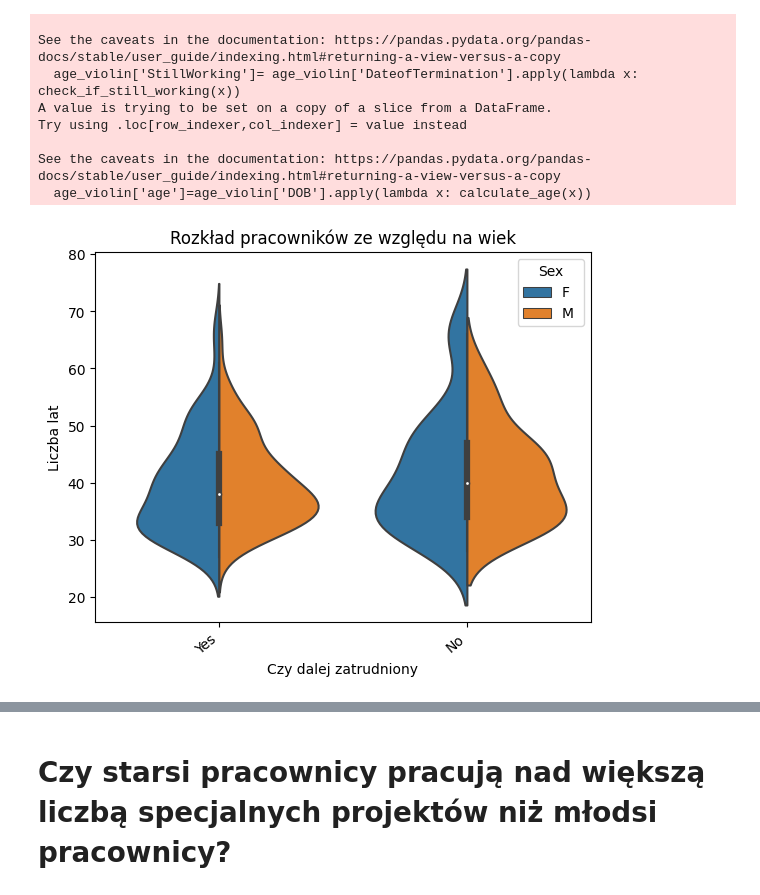
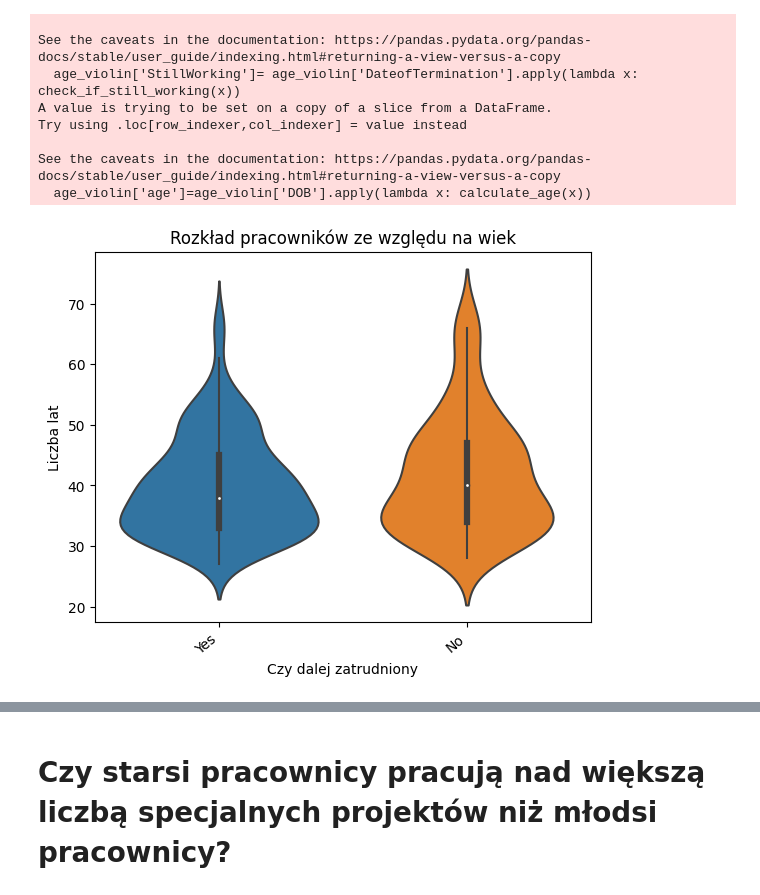
Before and after one commit to MarcinAn/analiza_danych, a Jupyter notebook: analiza_danych.ipynb, the cells around one changed output, grey strips where cells are left out. Drawn from its saved outputs; the diff is of its cells as text; code cells hidden in the pictures.

```diff
--- a/analiza_danych.ipynb
+++ b/analiza_danych.ipynb
@@ -186,11 +186,11 @@ See the caveats in the documentation: https://pandas.pydata.org/pandas-docs/stab
   age_violin['age']=age_violin['DOB'].apply(lambda x: calculate_age(x))
 # %%
 plt.figure()
-ax=sns.violinplot(x= 'StillWorking', y= 'age', hue= 'Sex', split=True, data= age_violin)
+ax=sns.violinplot(x= 'StillWorking', y= 'age', data= age_violin)
 ax.set_xticklabels(ax.get_xticklabels(), rotation=40, ha= "right")
 plt.xlabel('Czy dalej zatrudniony')
 plt.ylabel('Liczba lat')
 plt.title('Rozkład pracowników ze względu na wiek')
 plt.show()
 # %% [output]
-[figure, old version]
+[figure, new version]
```
Also changed, not shown: parts of 5 cells of this notebook.
